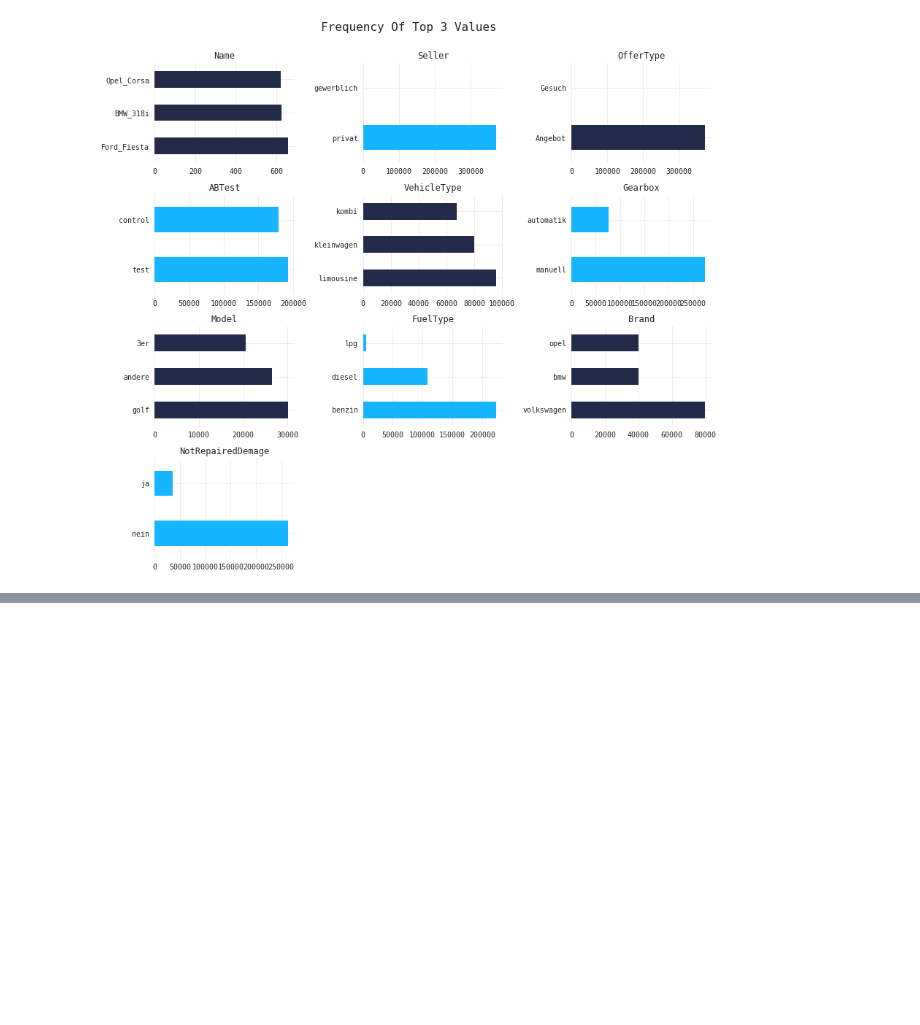
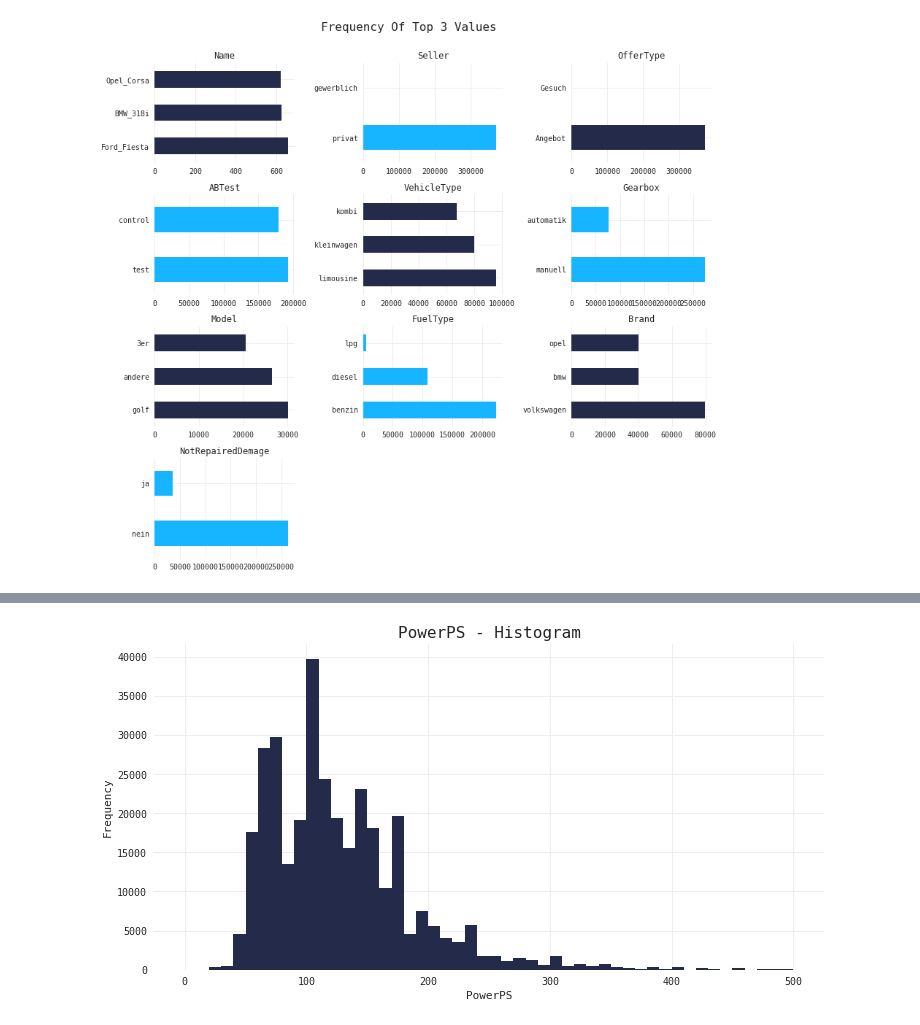
Before and after one commit to qu4ku/datasets-analysis, a Jupyter notebook: 005-used-cars-database.ipynb, the cells around one changed output, grey strips where cells are left out. Saved outputs shown, nothing was run; the diff lists cells and outputs as text; code cells hidden in the pictures; blank space fills up the shorter version.

```diff
--- a/005-used-cars-database.ipynb
+++ b/005-used-cars-database.ipynb
@@ -159,0 +164,7 @@ dtype: int64
+# %%
+plt.hist(df.PowerPS, range=[0,500], bins=50, color=MC);
+plt.title('PowerPS - Histogram');
+plt.xlabel('PowerPS')
+plt.ylabel('Frequency');
+# %% [output]
+[figure, added]
```
Also changed, not shown: parts of 12 cells of this notebook.
